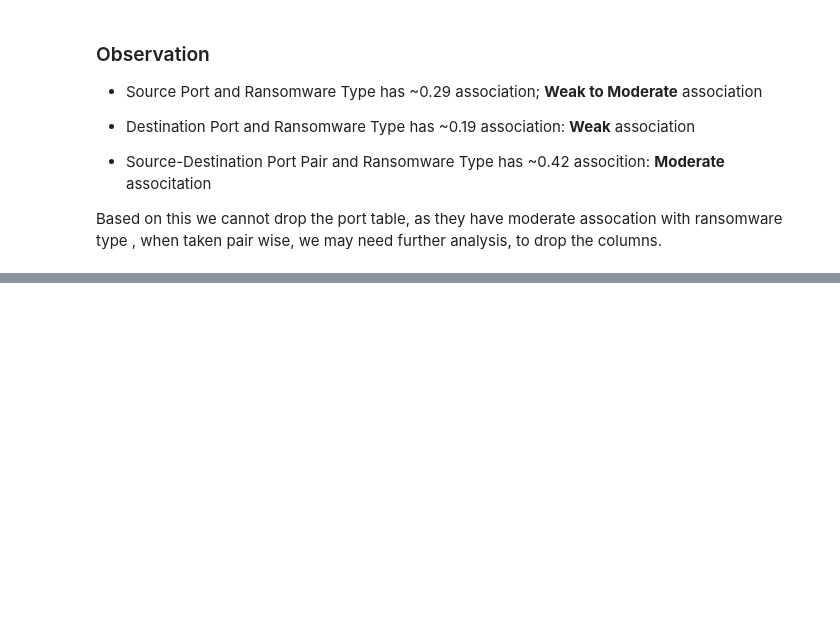
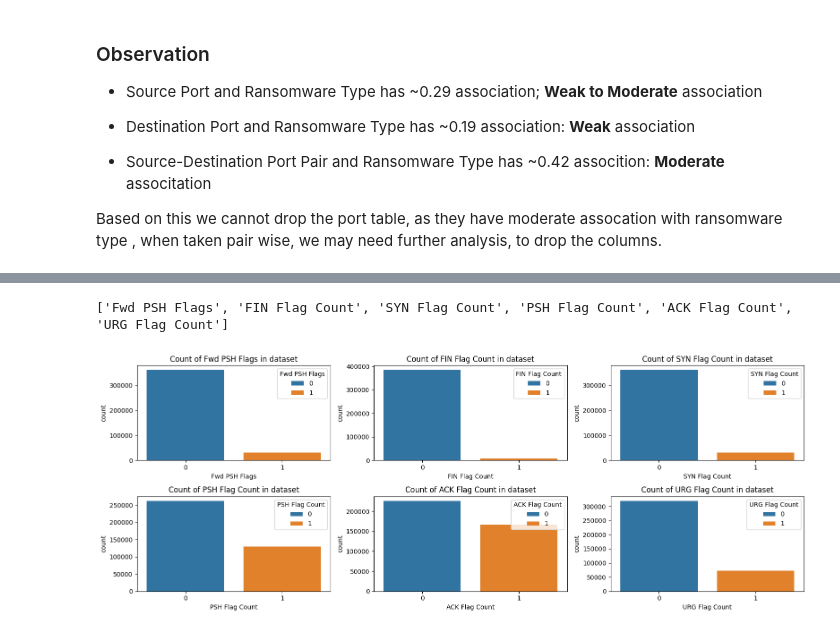
Before and after one commit to ArchisKulkarni002/RansomwareMLProject, a Jupyter notebook: Ransomware_Main.ipynb, the cells around one changed output, grey strips where cells are left out. Saved outputs shown, nothing was run; the diff lists cells and outputs as text; code cells hidden in the pictures; blank space fills up the shorter version.

Commit message:
plotted categorical columns

```diff
--- a/Ransomware_Main.ipynb
+++ b/Ransomware_Main.ipynb
@@ -342,0 +350,29 @@ KeyError: 'protocols'
+# %%
+double_valued_cols = summary_df.loc[summary_df['Total Distinct'] == 2, 'Column'].tolist()
+if 'Source_IP_type' in double_valued_cols:
+    double_valued_cols.remove('Source_IP_type')
+print(double_valued_cols)
+
+num_cols = 3
+num_rows = (len(double_valued_cols) + num_cols - 1) // num_cols
+
+# Create subplots
+fig, axes = plt.subplots(num_rows, num_cols, figsize=(16, 6), squeeze=False)
+
+# Plot each column in double_valued_cols
+for i, col in enumerate(double_valued_cols):
+    row, col_index = divmod(i, num_cols)  # Determine row and column position
+    sns.countplot(data=processed_ransomware_df, x=col, ax=axes[row, col_index], hue=col)
+    axes[row, col_index].set_title(f'Count of {col} in dataset')
+
+# Hide any unused subplots
+for j in range(i + 1, num_rows * num_cols):
+    row, col_index = divmod(j, num_cols)
+    axes[row, col_index].axis('off')
+
+# Adjust layout
+plt.tight_layout()
+plt.show()
+# %% [output]
+['Fwd PSH Flags', 'FIN Flag Count', 'SYN Flag Count', 'PSH Flag Count', 'ACK Flag Count', 'URG Flag Count']
+[figure, added]
```
Also changed, not shown: parts of 6 cells of this notebook.
